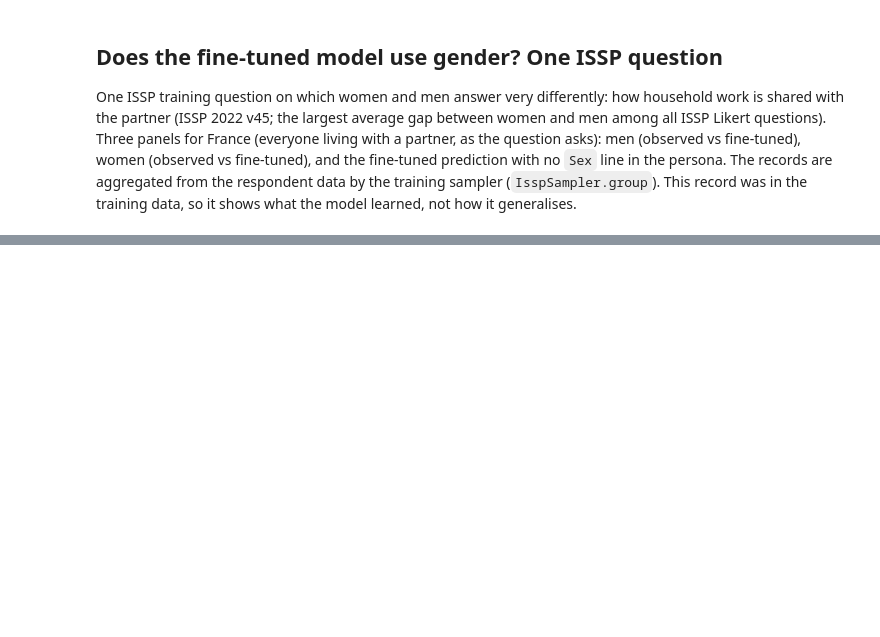
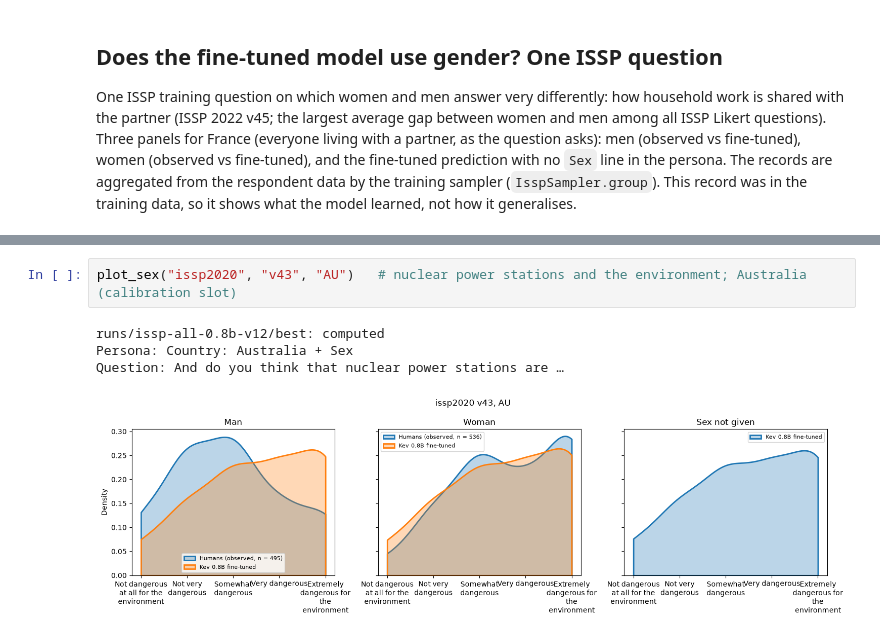
Before and after one commit to davoodwadi/decision-models-finetuning, a Jupyter notebook: subpop-test-post-eval.ipynb, the cells around one changed output, grey strips where cells are left out. Cells and saved outputs as stored; diff of their text form; blank space fills up the shorter version.

```diff
--- a/subpop-test-post-eval.ipynb
+++ b/subpop-test-post-eval.ipynb
@@ -225,0 +241,7 @@ Question: Which of the following best applies to the sharing of household work b
+# %%
+plot_sex("issp2020", "v43", "AU")   # nuclear power stations and the environment; Australia (calibration slot)
+# %% [output]
+runs/issp-all-0.8b-v12/best: computed
+Persona: Country: Australia + Sex
+Question: And do you think that nuclear power stations are …
+[figure, added]
```
Also changed, not shown: parts of 8 cells of this notebook, 10 other files.
